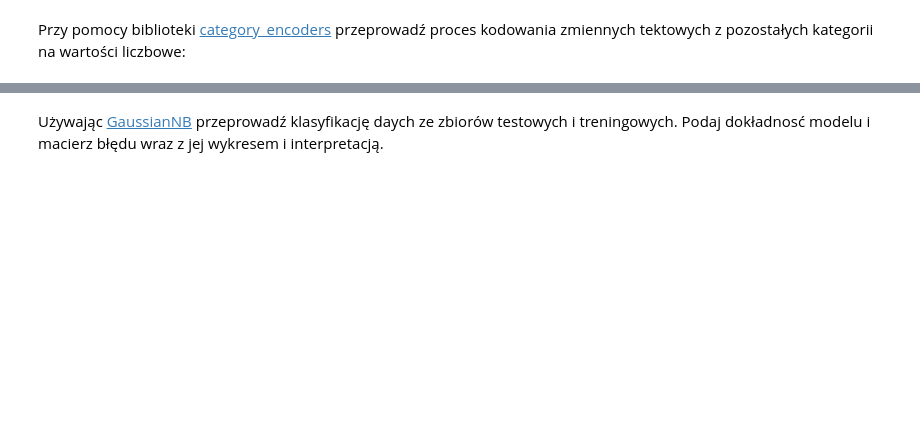
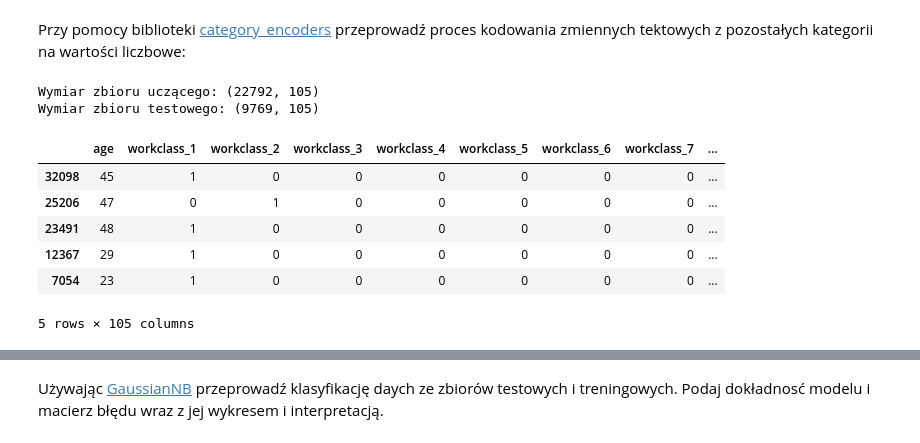
Before and after one commit to Artur-Mzyk/Analiza_i_bazy_danych, a Jupyter notebook: Lab9/raport.ipynb, the cells around one changed output, grey strips where cells are left out. Saved outputs shown, nothing was run; the diff lists cells and outputs as text; code cells hidden in the pictures; blank space fills up the shorter version.

```diff
--- a/Lab9/raport.ipynb
+++ b/Lab9/raport.ipynb
@@ -206,10 +281,21 @@ Wymiary zbioru testowego: (9769, 14)
 # %% [markdown]
 Przy pomocy biblioteki [category_encoders](https://contrib.scikit-learn.org/category_encoders/) przeprowadź proces kodowania zmiennych tektowych z pozostałych kategorii na wartości liczbowe:
 # %%
-import category_encoders as ce
-
 encoder = ce.OneHotEncoder()
-
 X_train = encoder.fit_transform(X_train)
-
 X_test = encoder.transform(X_test)
+print(f"Wymiar zbioru uczącego: {X_train.shape}")
+print(f"Wymiar zbioru testowego: {X_test.shape}")
+# %% [output]
+Wymiar zbioru uczącego: (22792, 105)
+Wymiar zbioru testowego: (9769, 105)
+# %%
+X_train.head()
+# %% [output]
+|  | age | workclass_1 | workclass_2 | workclass_3 | workclass_4 | workclass_5 | workclass_6 | workclass_7 | ... |
+| 32098 | 45 | 1 | 0 | 0 | 0 | 0 | 0 | 0 | ... |
+| 25206 | 47 | 0 | 1 | 0 | 0 | 0 | 0 | 0 | ... |
+| 23491 | 48 | 1 | 0 | 0 | 0 | 0 | 0 | 0 | ... |
+| 12367 | 29 | 1 | 0 | 0 | 0 | 0 | 0 | 0 | ... |
+| 7054 | 23 | 1 | 0 | 0 | 0 | 0 | 0 | 0 | ... |
+5 rows × 105 columns
```
Also changed, not shown: parts of 37 cells of this notebook.
